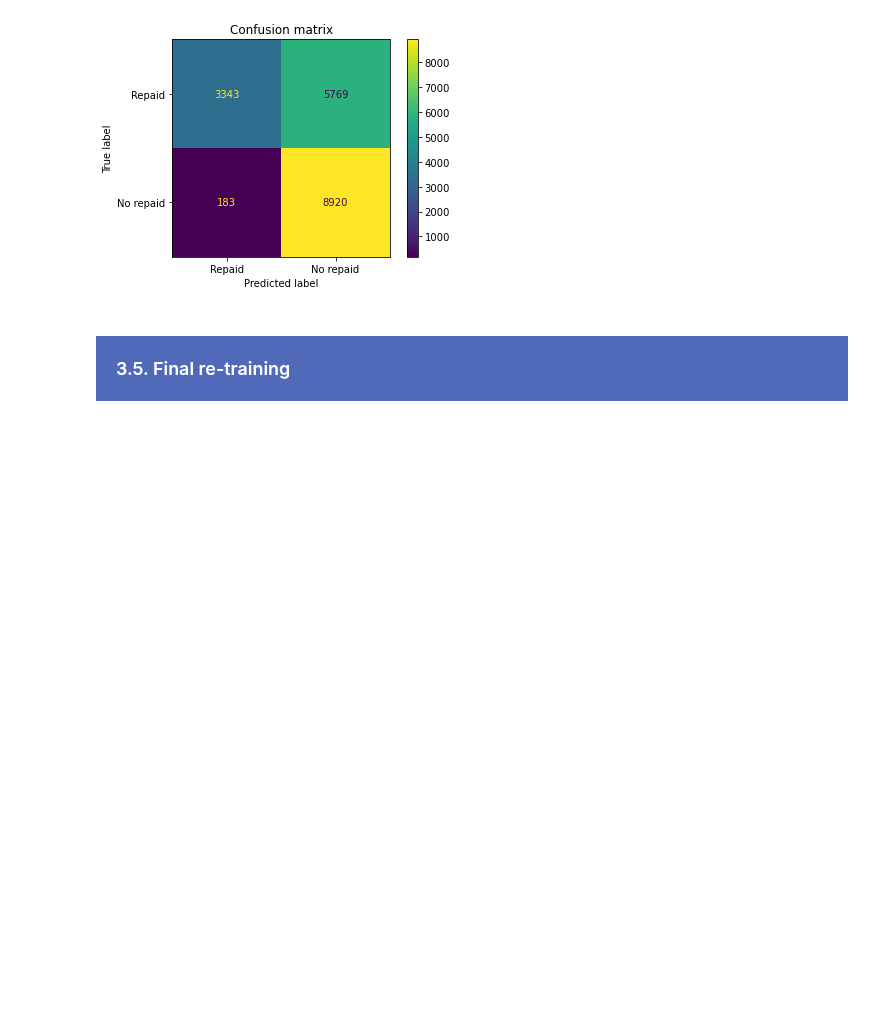
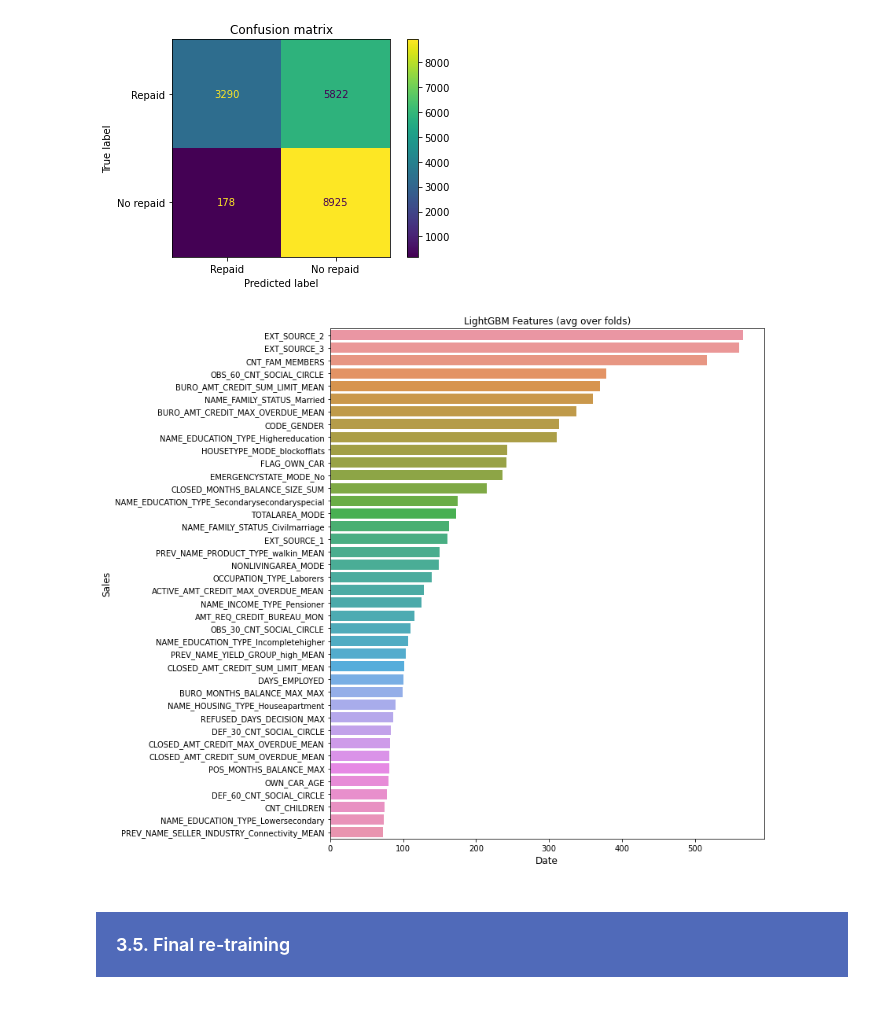
Before and after one commit to samirhinojosa/OC-P7-IMPLEMENT-A-SCORING-MODEL, a Jupyter notebook: notebook_optimization.ipynb, the cells around one changed output. Drawn from its saved outputs; the diff is of its cells as text; code cells hidden in the pictures; blank space fills up the shorter version.

```diff
--- a/notebook_optimization.ipynb
+++ b/notebook_optimization.ipynb
@@ -582,7 +562,7 @@ clf = LGBMClassifier(
     max_depth=MAX_DEPTH[best.get("max_depth")],
     reg_alpha=best.get("reg_alpha"),
     reg_lambda=best.get("reg_lambda"),
-    in_split_gain=best.get("min_split_gain"),
+    min_split_gain=best.get("min_split_gain"),
     min_child_weight=best.get("min_child_weight"),
     #n_estimators=8000,
     #learning_rate=0.0029945769814338657,
@@ -662,6 +644,21 @@ display = ConfusionMatrixDisplay.from_predictions(y_test, y_pred, display_labels
 _ = display.ax_.set_title("Confusion matrix")
 # %% [output]
 [figure]
+# %%
+# Feature importance
+feature_importance_df_ = pd.DataFrame({"importance":clf.feature_importances_, "feature":X.columns})
+
+cols = feature_importance_df_[["feature", "importance"]].groupby("feature").mean().sort_values(by="importance", ascending=False)[:40].index
+best_features = feature_importance_df_.loc[feature_importance_df_.feature.isin(cols)]
+plt.figure(figsize=(12, 10))
+sns.barplot(x="importance", y="feature", data=best_features.sort_values(by="importance", ascending=False))
+plt.xlabel('Date', fontsize=12);
+plt.ylabel('Sales', fontsize=12);
+plt.title('LightGBM Features (avg over folds)')
+plt.tight_layout()
+plt.show()
+# %% [output]
+[figure, added]
 # %% [markdown]
 <div style="background-color: #506AB9;" >
     <h3 style="margin: auto; padding: 20px; color:#fff; ">3.5. Final re-training</h3>
```
Also changed, not shown: parts of 17 cells of this notebook, 3 other files.
